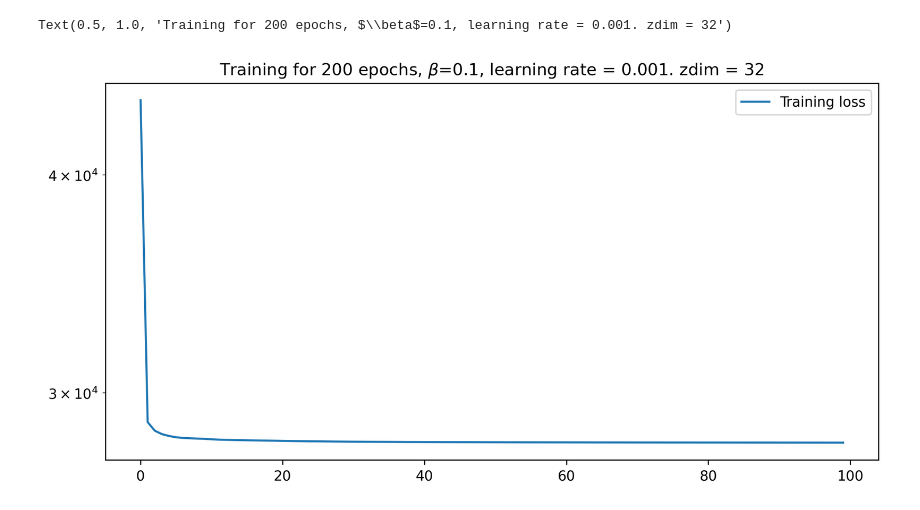
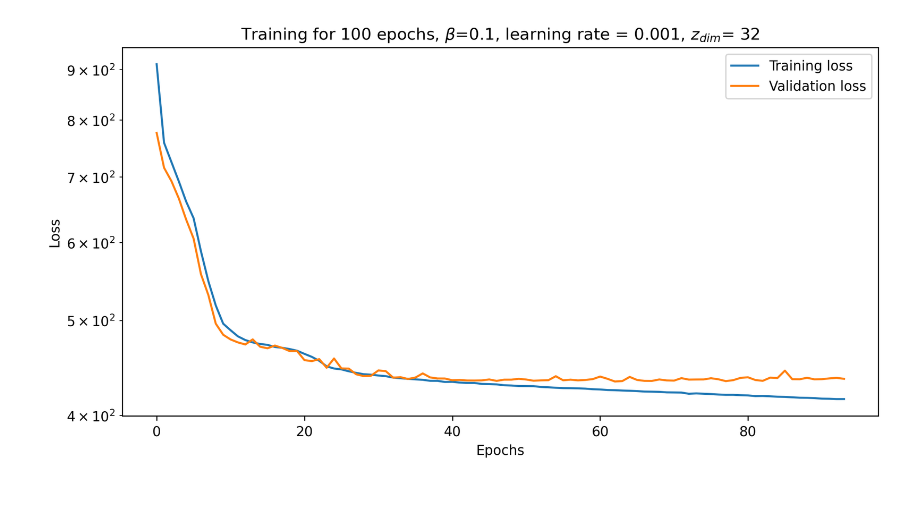
Before and after one commit to EnceladeCandy/Vae-project, a Jupyter notebook: notebooks/Loss.ipynb, the cells around one changed output. Saved outputs shown, nothing was run; the diff lists cells and outputs as text; code cells hidden in the pictures.

```diff
--- a/notebooks/Loss.ipynb
+++ b/notebooks/Loss.ipynb
@@ -20,10 +5,15 @@ file_weights = 'z32_beta0.1_weights.pt'
+# %%
+folder_cosmic_survey= '...\\'
+folder_deepfield = '...\\'
+file_loss = 'z32_beta0.1_losscvae.pt'
 # %%
-train_loss, val_loss, mse, kl, hyperparameters = torch.load(folder_galaxy_w_redshift + file_loss)
+train_loss, val_loss, mse, kl, hyperparameters = torch.load(folder_cosmic_survey+ file_loss)
 # %%
 batch_size = hyperparameters["batch size"]
-num_epochs = hyperparameters["batch size"]
+num_epochs = hyperparameters["epochs"]
 beta = hyperparameters["beta"]
 lr = hyperparameters["learning rate"]
+z_dim = hyperparameters["z_dim"]
 # %%
 train_iterations_per_epoch = len(train_loss)//num_epochs
 val_iterations_per_epoch = len(val_loss)//num_epochs
@@ -31,6 +21,8 @@ epochs = np.linspace(1, num_epochs, num_epochs)
 
 train_loss_epoch = []
 val_loss_epoch = []
+mse_epoch = []
+kl_epoch = []
 
 for i, j in enumerate(epochs):
     j = int(j)
@@ -39,13 +31,24 @@ for i, j in enumerate(epochs):
 
     avg_val_loss = val_loss[i*val_iterations_per_epoch : j*val_iterations_per_epoch].mean()
     val_loss_epoch.append(avg_val_loss)
+
+    avg_mse = mse[i*train_iterations_per_epoch: j*train_iterations_per_epoch].mean()
+    mse_epoch.append(avg_mse)
+
+    avg_kl = kl[i*train_iterations_per_epoch: j*train_iterations_per_epoch].mean()
+    kl_epoch.append(avg_kl)
 # %%
 figure = plt.figure(figsize=(10, 5))
-plt.plot(train_loss_epoch, label = 'Training loss')
-plt.plot(val_loss_epoch, label = 'Validation loss')
+plt.plot(train_loss_epoch[5:-1], label = 'Training loss')
+plt.plot(val_loss_epoch[5:-1], label = 'Validation loss')
 plt.yscale('log')
+plt.xlabel("Epochs")
+plt.ylabel("Loss")
 plt.legend()
-plt.title(r'Training for 200 epochs, $\beta$'+f'={beta}, learning rate = {lr}, zdim = {z_dim}')
+plt.title(f'Training for {num_epochs} epochs, '+ r'$\beta$'+f'={beta}, learning rate = {lr}, ' r'$z_{dim}$'+ f'= {z_dim}')
+
+image_path = '...\\'
+file_name = 'Loss_cvae2_z32_beta0.1.jpeg'
+#plt.savefig(image_path + file_name)
 # %% [output]
-Text(0.5, 1.0, 'Training for 200 epochs, $\\beta$=0.1, learning rate = 0.001. zdim = 32')
-[figure, old version]
+[figure, new version]
```
Also changed, not shown: parts of 5 cells of this notebook, 7 other files.
